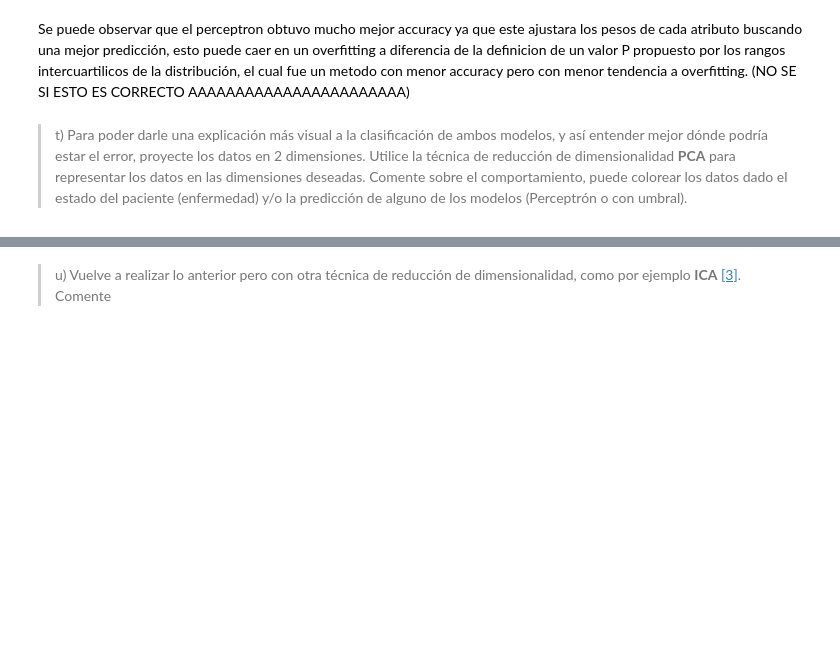
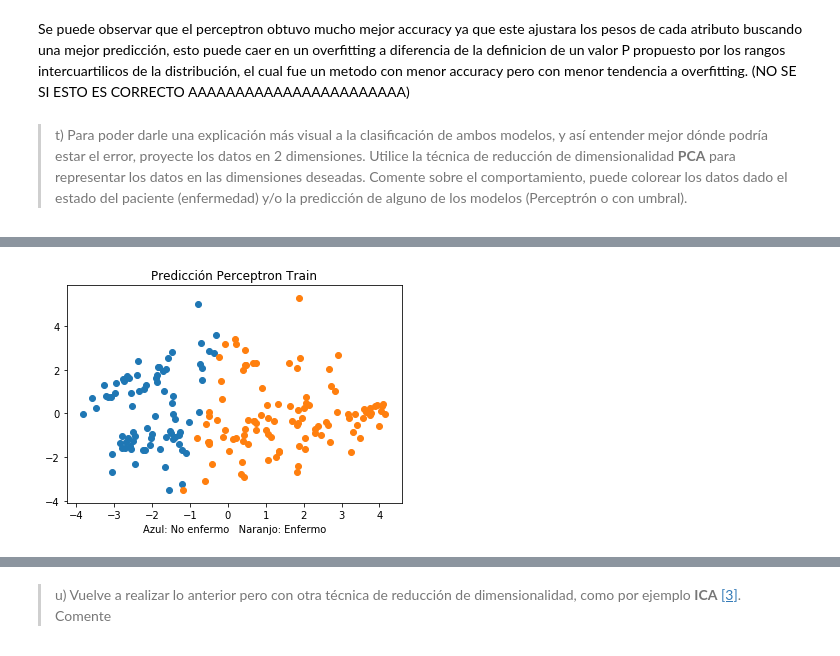
Before and after one commit to Pellizzari/Tarea1-INF393-II-2019, a Jupyter notebook: Solucion.ipynb, the cells around one changed output, grey strips where cells are left out. Drawn from its saved outputs; the diff is of its cells as text; code cells hidden in the pictures; blank space fills up the shorter version.

```diff
--- a/Solucion.ipynb
+++ b/Solucion.ipynb
@@ -739,0 +733,90 @@ plt.show()
+# %%
+from sklearn.decomposition import PCA
+d = 2
+pca_model = PCA(n_components=d)
+pca_model.fit(Xstd_train)
+X_pca_train = pca_model.transform(Xstd_train)
+X_pca_test = pca_model.transform(Xstd_test)
+
+
+#Prediccion PCA con Perceptron Train
+model = Perceptron(fit_intercept=True, eta0=1.0, max_iter=1000, n_jobs=-1)
+model.fit(X_pca_train, class_label_train)
+pred_train = model.predict(X_pca_train)
+pred_test = model.predict(X_pca_test)
+print("Score train Perceptron: ",accuracy_score(class_label_train, pred_train))
+print("Score test Perceptron: ",accuracy_score(class_label_test, pred_test))
+c=0
+sanos_train=list()
+insanos_train=list()
+for i in X_pca_train:
+    if pred_train[c]==0:
+        sanos_train.append([i[0],i[1]])
+    else:
+        insanos_train.append([i[0],i[1]])
+    c=c+1
+plt.scatter(np.asarray(sanos_train)[:,0], np.asarray(sanos_train)[:,1])
+plt.scatter(np.asarray(insanos_train)[:,0], np.asarray(insanos_train)[:,1])
+
+plt.title('Predicción Perceptron Train')
+plt.xlabel('Azul: No enfermo   Naranjo: Enfermo')
+plt.show()
+
+#Predicción PCA con Umbral Train
+model = LinearRegression(fit_intercept=True, n_jobs=1)
+model.fit(X_pca_train[mask_norm], reg_label_train[mask_norm])
+blood_p_tr = model.predict(X_pca_train)
+blood_p_te = model.predict(X_pca_test)
+pred_train_reg = predict_umbr(blood_p_tr, np.percentile(blood_p_tr, 75), 0)
+pred_test_reg = predict_umbr(blood_p_te,np.percentile(blood_p_te, 75), 0)
+print("Score train Umbral: ",accuracy_score(class_label_train, pred_train_reg))
+print("Score test Umbral: ",accuracy_score(class_label_test, pred_test_reg))
+c=0
+sanos_train=list()
+insanos_train=list()
+for i in X_pca_train:
+    if pred_train_reg[c]==0:
+        sanos_train.append([i[0],i[1]])
+    else:
+        insanos_train.append([i[0],i[1]])
+    c=c+1
+plt.scatter(np.asarray(sanos_train)[:,0], np.asarray(sanos_train)[:,1])
+plt.scatter(np.asarray(insanos_train)[:,0], np.asarray(insanos_train)[:,1])
+plt.title('Predicción Regresión Train')
+plt.xlabel('Azul: No enfermo   Naranjo: Enfermo')
+plt.show()
+
+
+#Predicción PCA con Perceptron Test
+c=0
+sanos_test=list()
+insanos_test=list()
+for i in X_pca_test:
+    if pred_test[c]==0:
+        sanos_test.append([i[0],i[1]])
+    else:
+        insanos_test.append([i[0],i[1]])
+    c=c+1
+plt.scatter(np.asarray(sanos_test)[:,0], np.asarray(sanos_test)[:,1])
+plt.scatter(np.asarray(insanos_test)[:,0], np.asarray(insanos_test)[:,1])
+plt.title('Predicción Perceptron Test')
+plt.xlabel('Azul: No enfermo   Naranjo: Enfermo')
+plt.show()
+
+
+#Prediccion PCA con Umbral Test
+c=0
+sanos_test=list()
+insanos_test=list()
+for i in X_pca_test:
+    if pred_test_reg[c]==0:
+        sanos_test.append([i[0],i[1]])
+    else:
+        insanos_test.append([i[0],i[1]])
+    c=c+1
+plt.scatter(np.asarray(sanos_test)[:,0], np.asarray(sanos_test)[:,1])
+plt.scatter(np.asarray(insanos_test)[:,0], np.asarray(insanos_test)[:,1])
+plt.title('Predicción Regresión Test')
+plt.xlabel('Azul: No enfermo   Naranjo: Enfermo')
+plt.show()
+# %% [output]
@@ -739,0 +825 @@ plt.show()
+[figure, added]
```
Also changed, not shown: parts of 13 cells of this notebook.
